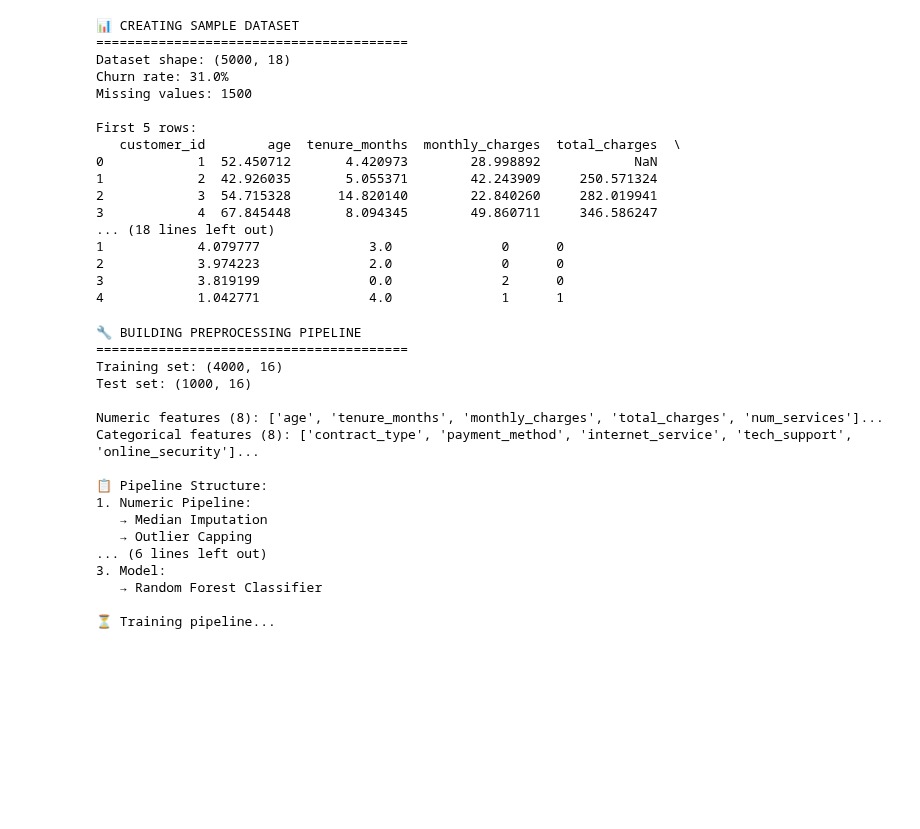
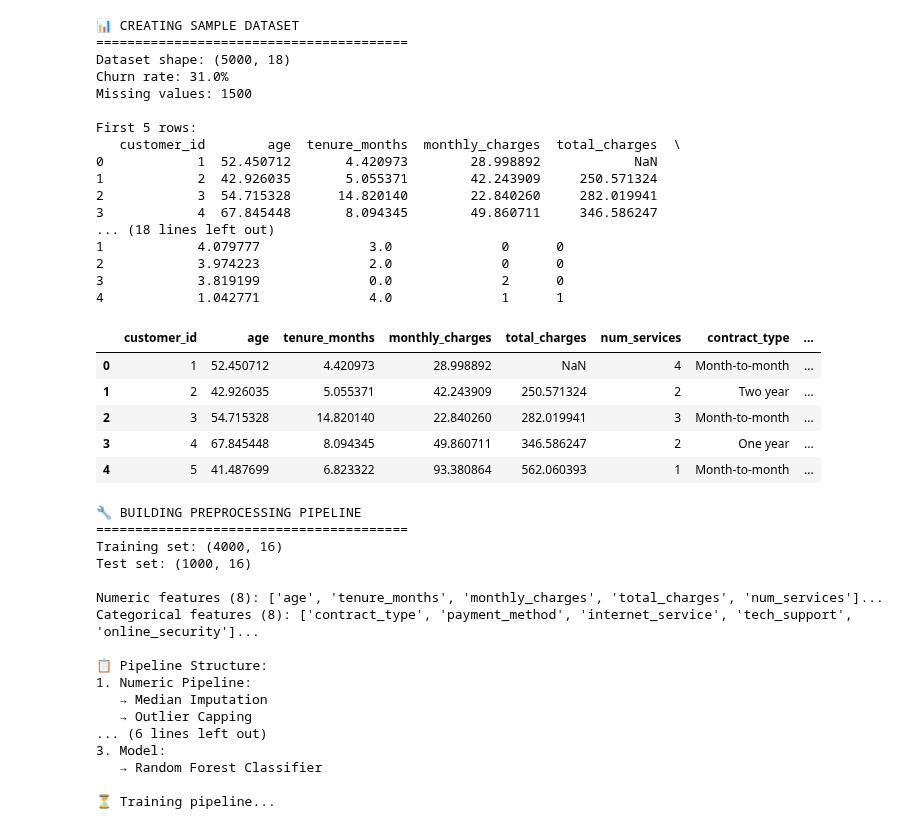
Before and after one commit to muhammadibrahim313/GRIT, a Jupyter notebook: 04-Data-Science-Foundations/05_master_pipeline.ipynb, the cells around one changed output. Cells and saved outputs as stored; diff of their text form; code cells hidden in the pictures; blank space fills up the shorter version.

Commit message:
data pipeline

```diff
--- a/04-Data-Science-Foundations/05_master_pipeline.ipynb
+++ b/04-Data-Science-Foundations/05_master_pipeline.ipynb
@@ -302,6 +302,15 @@ First 5 rows:
 2            3.974223              2.0              0      0
 3            3.819199              0.0              2      0
 4            1.042771              4.0              1      1
+# %%
+data.head()
+# %% [output]
+|  | customer_id | age | tenure_months | monthly_charges | total_charges | num_services | contract_type | ... |
+| 0 | 1 | 52.450712 | 4.420973 | 28.998892 | NaN | 4 | Month-to-month | ... |
+| 1 | 2 | 42.926035 | 5.055371 | 42.243909 | 250.571324 | 2 | Two year | ... |
+| 2 | 3 | 54.715328 | 14.820140 | 22.840260 | 282.019941 | 3 | Month-to-month | ... |
+| 3 | 4 | 67.845448 | 8.094345 | 49.860711 | 346.586247 | 2 | One year | ... |
+| 4 | 5 | 41.487699 | 6.823322 | 93.380864 | 562.060393 | 1 | Month-to-month | ... |
 # %%
 # 2.2 Build Preprocessing Pipeline
 print("🔧 BUILDING PREPROCESSING PIPELINE\n" + "="*40)
```
Also changed, not shown: parts of 3 cells of this notebook.
